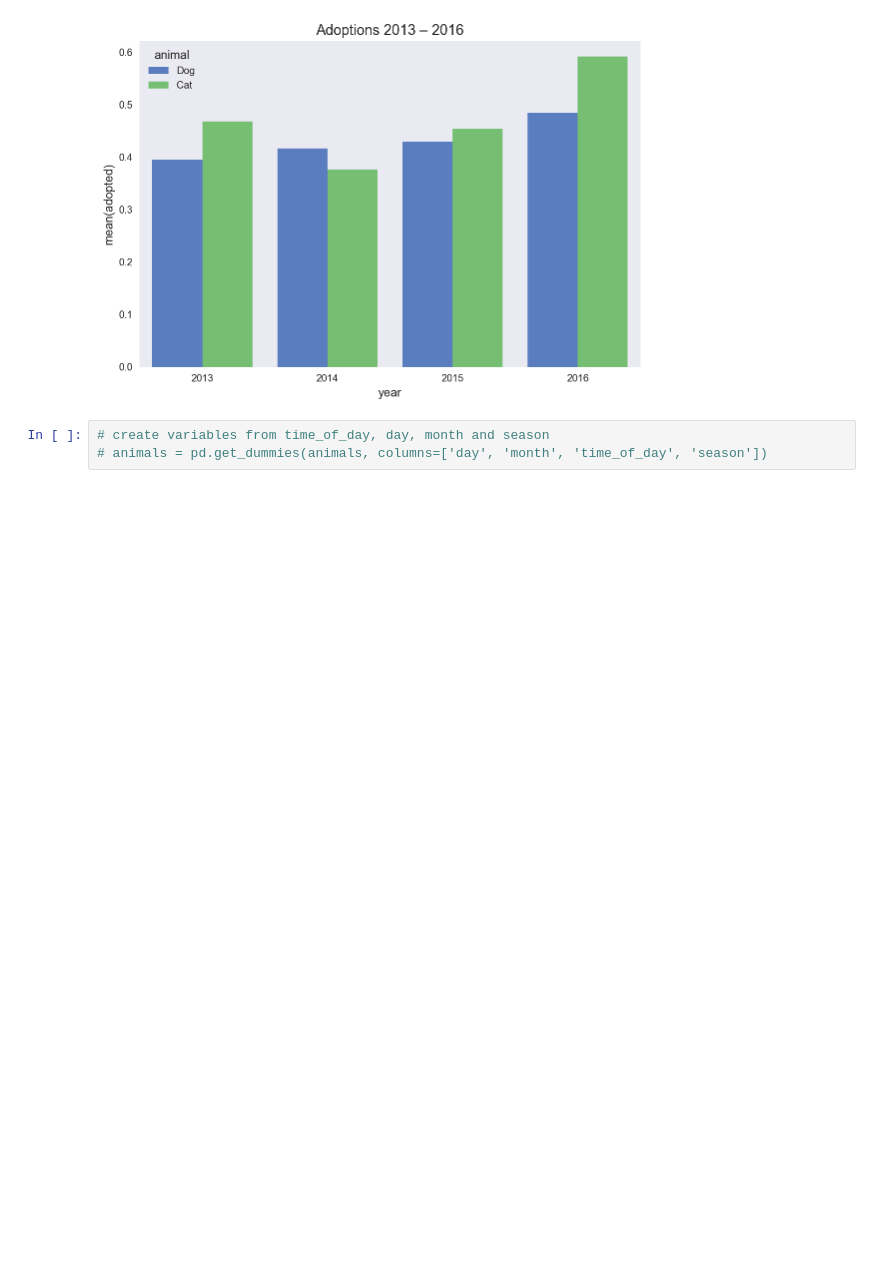
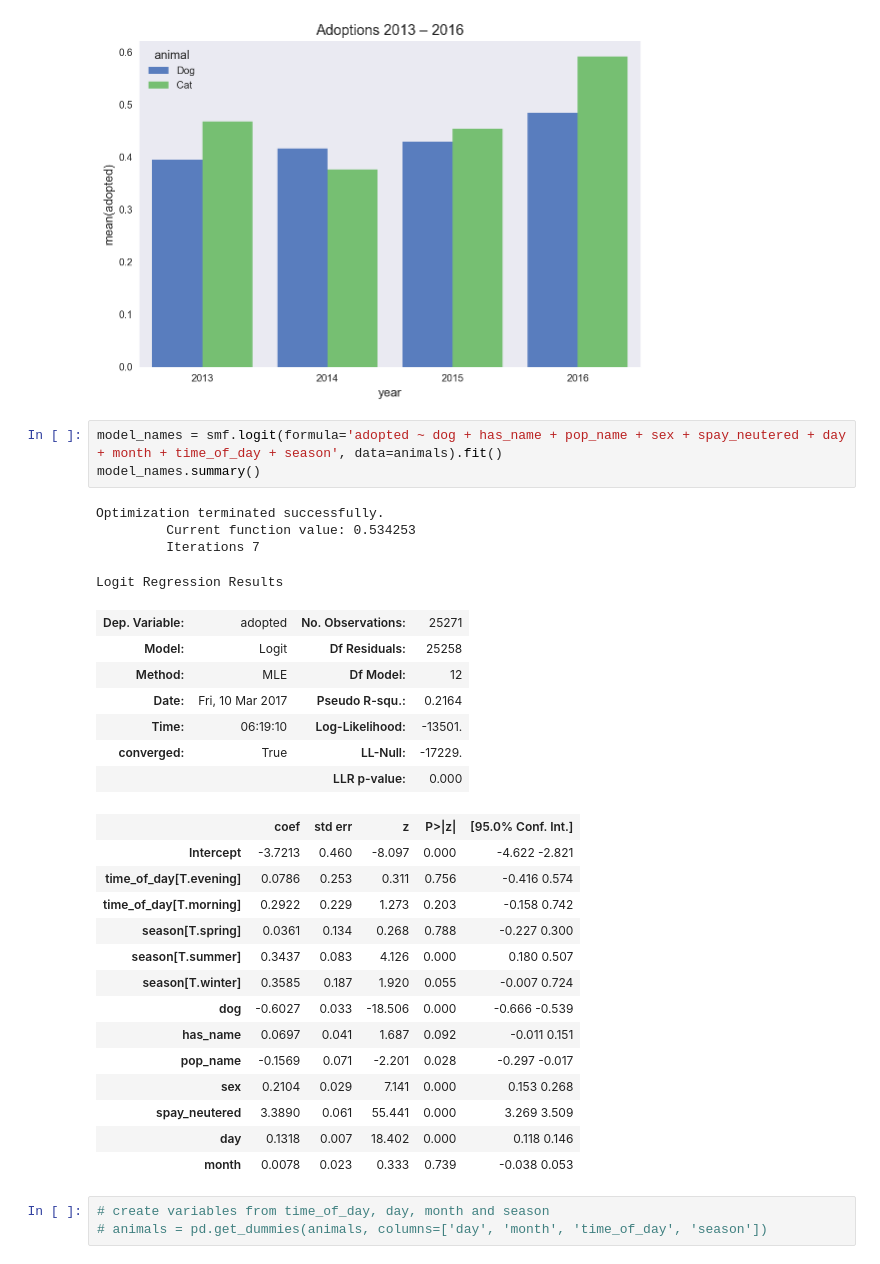
Before and after one commit to vnessified/adopt_me-, a Jupyter notebook: shelter_animal_outcomes.ipynb, the cells around one changed output. Cells and saved outputs as stored; diff of their text form; blank space fills up the shorter version.

```diff
--- a/shelter_animal_outcomes.ipynb
+++ b/shelter_animal_outcomes.ipynb
@@ -387,6 +485,35 @@ sns.barplot(x="year", y="adopted", hue="animal", data=animals, palette='muted',
 .set_title('Adoptions 2013 – 2016');
 # %% [output]
 [figure]
+# %%
+model_names = smf.logit(formula='adopted ~ dog + has_name + pop_name + sex + spay_neutered + day + month + time_of_day + season', data=animals).fit()
+model_names.summary()
+# %% [output]
+Optimization terminated successfully.
+         Current function value: 0.534253
+         Iterations 7
+Logit Regression Results
+| Dep. Variable: | adopted | No. Observations: | 25271 |
+| Model: | Logit | Df Residuals: | 25258 |
+| Method: | MLE | Df Model: | 12 |
+| Date: | Fri, 10 Mar 2017 | Pseudo R-squ.: | 0.2164 |
+| Time: | 06:19:10 | Log-Likelihood: | -13501. |
+| converged: | True | LL-Null: | -17229. |
+|  |  | LLR p-value: | 0.000 |
+|  | coef | std err | z | P>|z| | [95.0% Conf. Int.] |
+| Intercept | -3.7213 | 0.460 | -8.097 | 0.000 | -4.622 -2.821 |
+| time_of_day[T.evening] | 0.0786 | 0.253 | 0.311 | 0.756 | -0.416 0.574 |
+| time_of_day[T.morning] | 0.2922 | 0.229 | 1.273 | 0.203 | -0.158 0.742 |
+| season[T.spring] | 0.0361 | 0.134 | 0.268 | 0.788 | -0.227 0.300 |
+| season[T.summer] | 0.3437 | 0.083 | 4.126 | 0.000 | 0.180 0.507 |
+| season[T.winter] | 0.3585 | 0.187 | 1.920 | 0.055 | -0.007 0.724 |
+| dog | -0.6027 | 0.033 | -18.506 | 0.000 | -0.666 -0.539 |
+| has_name | 0.0697 | 0.041 | 1.687 | 0.092 | -0.011 0.151 |
+| pop_name | -0.1569 | 0.071 | -2.201 | 0.028 | -0.297 -0.017 |
+| sex | 0.2104 | 0.029 | 7.141 | 0.000 | 0.153 0.268 |
+| spay_neutered | 3.3890 | 0.061 | 55.441 | 0.000 | 3.269 3.509 |
+| day | 0.1318 | 0.007 | 18.402 | 0.000 | 0.118 0.146 |
+| month | 0.0078 | 0.023 | 0.333 | 0.739 | -0.038 0.053 |
 # %%
 # create variables from time_of_day, day, month and season
 # animals = pd.get_dummies(animals, columns=['day', 'month', 'time_of_day', 'season'])
```
Also changed, not shown: parts of 24 cells of this notebook.
